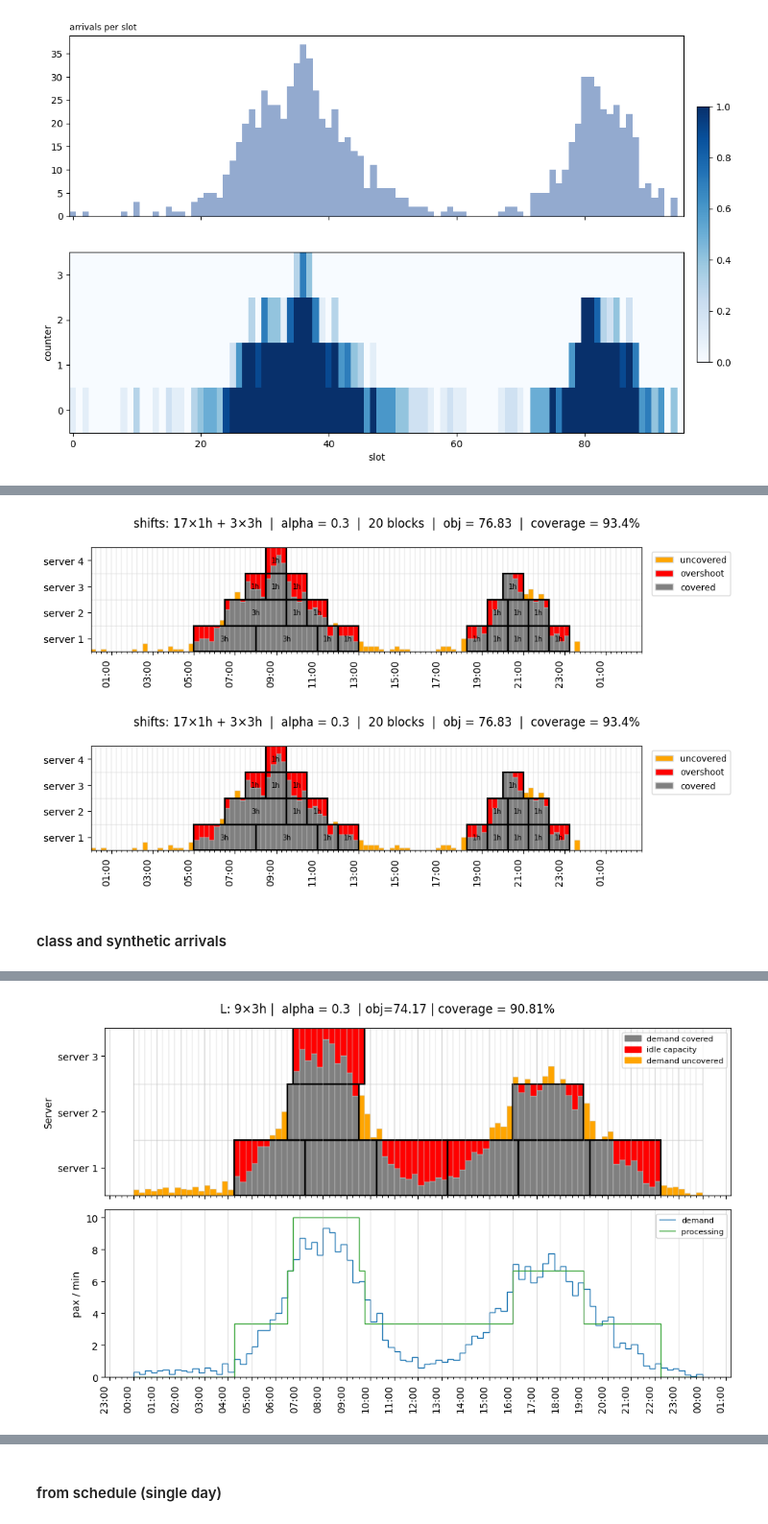
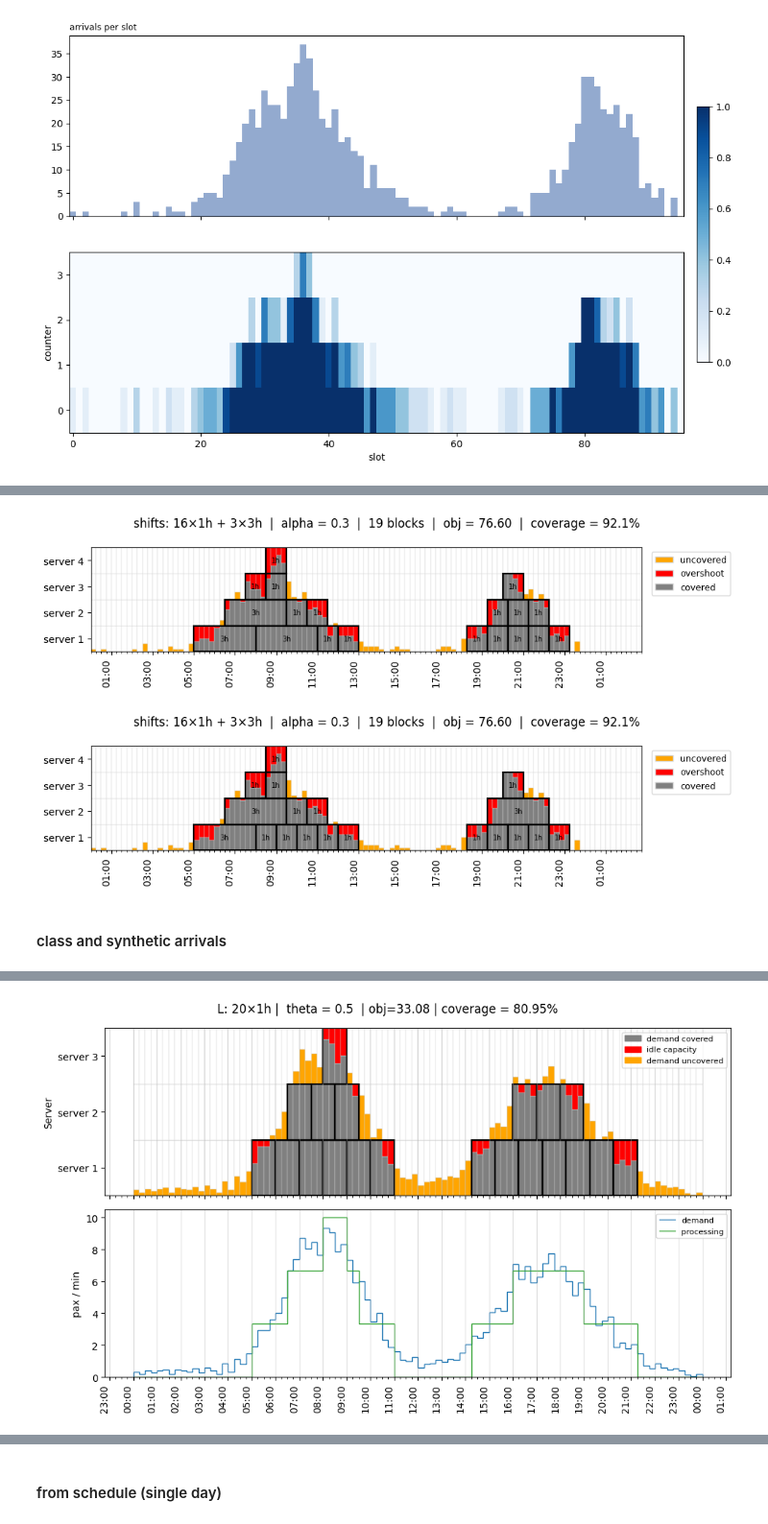
Before and after one commit to ZanchiLorenzo/security_paper, a Jupyter notebook: Tester FLR security.ipynb, the cells around one changed output, grey strips where cells are left out. Shown at 96% size. Saved outputs shown, nothing was run; the diff lists cells and outputs as text; code cells hidden in the pictures.

Commit message:
conversion to theta, full milp

```diff
--- a/Tester FLR security.ipynb
+++ b/Tester FLR security.ipynb
@@ -1592,32 +1532,32 @@ def plot_allocation_multi(grid, sols, time_values, alpha, row_labels=None):
 from app.services.coverage_dp import coverage_report_multi, solve_coverage_batch_multi, allocate_budget_multi, solve_allocated_multi, allocate_milp
 
 lengths=[12, 4]
-alpha=0.3
+theta=0.3
 K_total= 20
 length_totals={12:3}
 
-curves = solve_coverage_batch_multi(grid, lengths, alpha)
+curves = solve_coverage_batch_multi(grid, lengths, theta)
 alloc = allocate_budget_multi(curves, lengths, K_total=K_total, length_totals=length_totals)
-sols = solve_allocated_multi(grid, alpha, alloc)
+sols = solve_allocated_multi(grid, theta, alloc)
 
 time_values = pd.date_range("2026-06-01 00:00", periods=grid.shape[1], freq="15min")
 
-report = coverage_report_multi(grid, sols, time_values=time_values, alpha=alpha)
+report = coverage_report_multi(grid, sols, time_values=time_values, theta=theta)
 
-plot_allocation_multi(grid, sols, time_values, alpha)
+plot_allocation_multi(grid, sols, time_values, theta)
 # %% [output]
-[figure, old version]
+[figure, new version]
 # %%
 alloc = allocate_milp(curves, lengths, K_total=K_total, length_per_day=length_totals)
-sols = solve_allocated_multi(grid, alpha, alloc)
+sols = solve_allocated_multi(grid, theta, alloc)
 
 time_values = pd.date_range("2026-06-01 00:00", periods=grid.shape[1], freq="15min")
 
-report = coverage_report_multi(grid, sols, time_values=time_values, alpha=alpha)
+report = coverage_report_multi(grid, sols, time_values=time_values, theta=theta)
 
-plot_allocation_multi(grid, sols, time_values, alpha)
+plot_allocation_multi(grid, sols, time_values, theta)
 # %% [output]
-[figure, old version]
+[figure, new version]
 # %% [markdown]
 #### class and synthetic arrivals
 # %%
@@ -1658,7 +1598,7 @@ server_registry = preprocessing.build_processing_params_by_server(registry)
 # %%
 planner = security_class.SecurityPlanner(arrivals, server_registry)
 
-res = planner.run(L=3, alpha=0.3, K_total=1000)
+res = planner.run(L=1, theta=0.5, K_total=1000)
 
 plotutils.plot_allocation(res)
 # %% [output]
@@ -1666,2 +1606,2 @@ plotutils.plot_allocation(res)
-[figure, old version]
+[figure, new version]
 # %%
```
Also changed, not shown: parts of 51 cells of this notebook, 6 other files.
